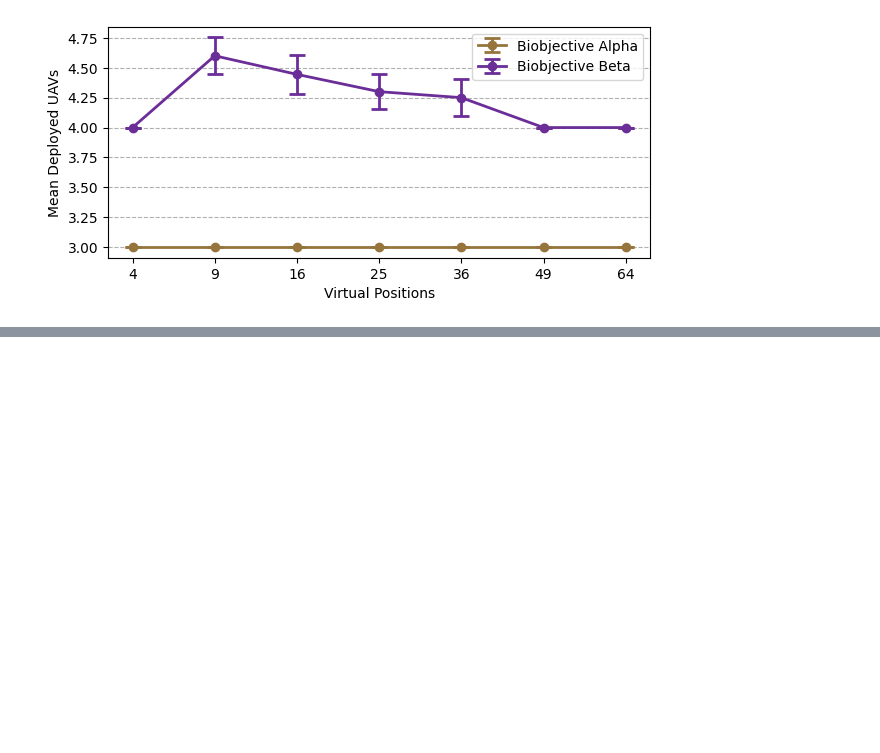
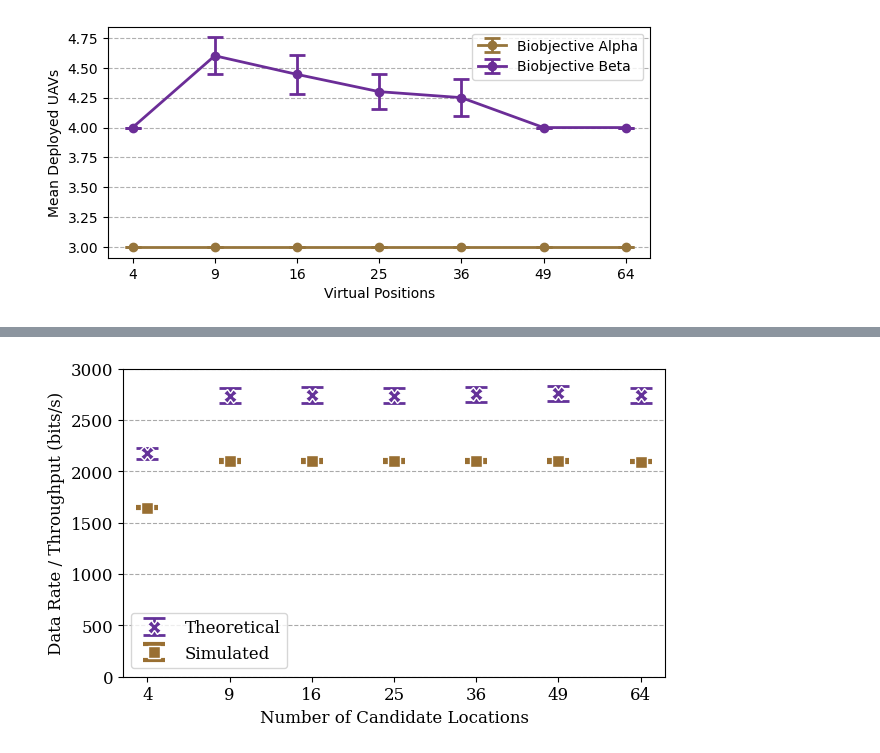
Before and after one commit to DanteCampos/Lora-UAV-Positioning-Model, a Jupyter notebook: result.ipynb, the cells around one changed output, grey strips where cells are left out. Saved outputs shown, nothing was run; the diff lists cells and outputs as text; code cells hidden in the pictures; blank space fills up the shorter version.

```diff
--- a/result.ipynb
+++ b/result.ipynb
@@ -522,0 +1659,78 @@ plt.show()
+# %%
+from matplotlib import rcParams
+import numpy as np
+import matplotlib.pyplot as plt
+import pandas as pd
+import os
+
+rcParams['font.family'] = 'serif'
+rcParams['font.size'] = 12
+
+means_alt = []
+error_alt = []
+means_biobj = []
+error_biobj = []
+means_biobj_dr = []
+error_biobj_dr = []
+indexes = []
+
+pathCWD = os.getcwd() + "/data/"
+
+
+for i in range(2,9):
+    indexes.append(i**2)
+
+    # ---- Biobjective Alpha ----
+    throughput = []
+    datarate = []
+
+    for s in range(1,11):
+        pathFile = pathCWD + "results/beta_biobj_gap_transmissionPackets_"+ str(s) +"_"+ str(i**2) +"x50.dat"
+        dataPkt = pd.read_csv(pathFile, sep=",")
+        dfPkt = pd.DataFrame(dataPkt)
+
+        throughput += [x for x in dfPkt['throughput'].array]
+
+        pathFile = pathCWD + "results/beta_biobj_gap_EDParameters_"+ str(s) +"_"+ str(i**2) +"x50.dat"
+        dataPkt = pd.read_csv(pathFile, sep=",")
+        dfPkt = pd.DataFrame(dataPkt)
+
+        datarate += [x for x in dfPkt['datarate'].array]
+
+    means_biobj.append(np.mean(throughput))
+    error_biobj.append(np.std(throughput)/np.sqrt(len(throughput)))
+
+    print(len(throughput))
+    print(throughput)
+    print('-------------')
+
+    means_biobj_dr.append(np.mean(datarate))
+    error_biobj_dr.append(np.std(datarate)/np.sqrt(len(datarate)))
+
+
+fig, ax1 = plt.subplots(figsize=(7, 4))
+
+color1 = '#643299'
+color2 = '#994032'
+color3 = '#993280'
+color4 = '#996F32'
+color5 = '#297C43'
+alpha = 0.6
+
+ax1.errorbar(range(len(means_biobj)), means_biobj_dr, error_biobj_dr, color=color1, marker='X', markersize=10,
+             linestyle='', mec='white', label='Theoretical', capsize=8, lw=2, capthick=2, zorder=5)
+ax1.errorbar(range(len(means_biobj)), means_biobj, error_biobj, color=color4, marker='s', markersize=8,
+             linestyle='', mec='white', label='Simulated', capsize=8, lw=2, capthick=3, zorder=5)
+
+ax1.set_xticks(range(len(means_biobj)), indexes)
+ax1.set_xlabel("Number of Candidate Locations")
+ax1.set_ylabel("Data Rate / Throughput (bits/s)")
+ax1.grid(True, 'major', 'y', linestyle='--', color='darkgrey')
+ax1.set_ylim(0, 3000)
+
+ax1.legend(loc='best')
+
+# fig.suptitle('Solving Time by Number of Virtual Positions')
+# plt.show()
+plt.savefig('fig/datarate_per_candidate_position.pdf', format='pdf', bbox_inches = 'tight', pad_inches = 0)
+# %% [output]
@@ -522,0 +1745 @@ plt.show()
+[figure, added]
```
Also changed, not shown: parts of 13 cells of this notebook, 3 other files.
